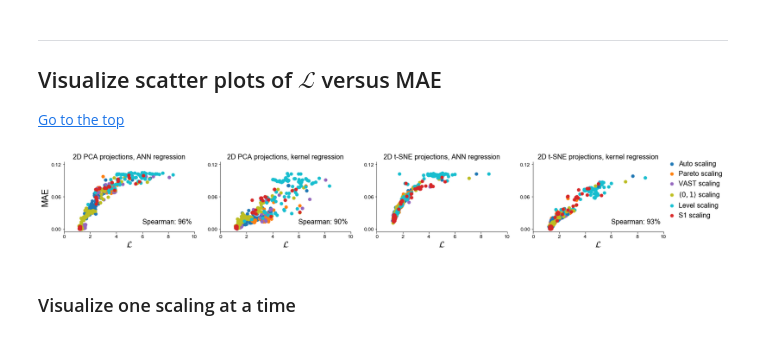
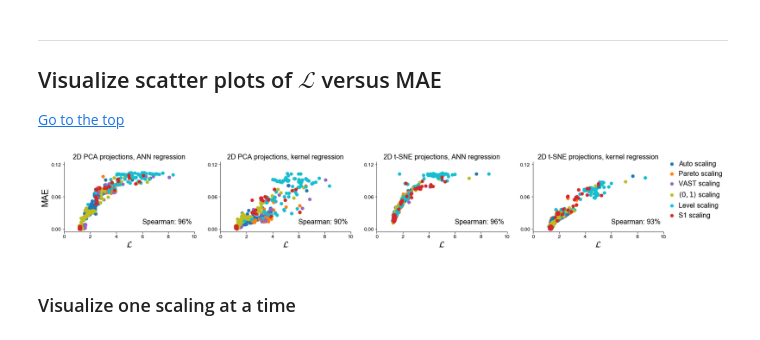
Before and after one commit to kamilazdybal/cost-function-manifold-assessment, a Jupyter notebook: code/paper-Figure-7-atmospheric-physics-regression-correlation.ipynb, the cells around one changed output. Drawn from its saved outputs; the diff is of its cells as text; code cells hidden in the pictures.

```diff
--- a/code/paper-Figure-7-atmospheric-physics-regression-correlation.ipynb
+++ b/code/paper-Figure-7-atmospheric-physics-regression-correlation.ipynb
@@ -216,35 +216,35 @@ plt.scatter(tSNE_level_costs, ANN_tSNE_level_MAE, c=color_level, s=point_size, l
 plt.scatter(tSNE_S1_costs, ANN_tSNE_S1_MAE, c=color_s1, s=point_size, label='S1 scaling', zorder=200)
 ax3.spines["top"].set_visible(False)
 ax3.spines["right"].set_visible(False)
 plt.ylim([-0.005,0.125])
 plt.xlim([0,10])
 plt.xticks([0,2,4,6,8,10], fontsize=12)
 plt.yticks([0,0.06,0.12], fontsize=12)
 plt.xlabel('$\mathcal{L}$', fontsize=20)
 plt.title(str(n_components) + 'D t-SNE projections, ANN regression', fontsize=16)
-# plt.text(6, 0.01, 'Spearman: %.0f' % (tSNE_ANN_corr*100) + '%', fontsize=16)
+plt.text(6, 0.01, 'Spearman: %.0f' % (tSNE_ANN_corr*100) + '%', fontsize=16)
 
 ax4 = fig.add_subplot(spec[0,3])
 plt.scatter(tSNE_auto_costs, KReg_tSNE_auto_MAE, c=color_auto, s=point_size, label='Auto scaling', zorder=100)
 plt.scatter(tSNE_pareto_costs, KReg_tSNE_pareto_MAE, c=color_pareto, s=point_size, label='Pareto scaling')
 plt.scatter(tSNE_vast_costs, KReg_tSNE_vast_MAE, c=color_vast, s=point_size, label='VAST scaling')
 plt.scatter(tSNE_0to1_costs, KReg_tSNE_0to1_MAE, c=color_0to1, s=point_size, label='$\\langle 0, 1 \\rangle$ scaling', zorder=100)
 plt.scatter(tSNE_level_costs, KReg_tSNE_level_MAE, c=color_level, s=point_size, label='Level scaling')
 plt.scatter(tSNE_S1_costs, KReg_tSNE_S1_MAE, c=color_s1, s=point_size, label='S1 scaling', zorder=200)
 ax4.spines["top"].set_visible(False)
 ax4.spines["right"].set_visible(False)
 plt.ylim([-0.005,0.125])
 plt.xlim([0,10])
 plt.xticks([0,2,4,6,8,10], fontsize=12)
 plt.yticks([0,0.06,0.12], fontsize=12)
 plt.xlabel('$\mathcal{L}$', fontsize=20)
 plt.title(str(n_components) + 'D t-SNE projections, kernel regression', fontsize=16)
 plt.text(6, 0.01, 'Spearman: %.0f' % (tSNE_KReg_corr*100) + '%', fontsize=16)
 plt.legend(ncol=1, frameon=False, loc='lower right', handletextpad=0, fontsize=16, columnspacing=0, bbox_to_anchor=(1.5,0.1))
 
 plt.savefig('../figures/paper-Figure-7-' + str(n_components) + 'D-LDM.png', dpi=400, bbox_inches='tight')
 # %% [output]
-[figure, old version]
+[figure, new version]
 # %% [markdown]
 ### Visualize one scaling at a time
 # %%
```
Also changed, not shown: 1 other file.
